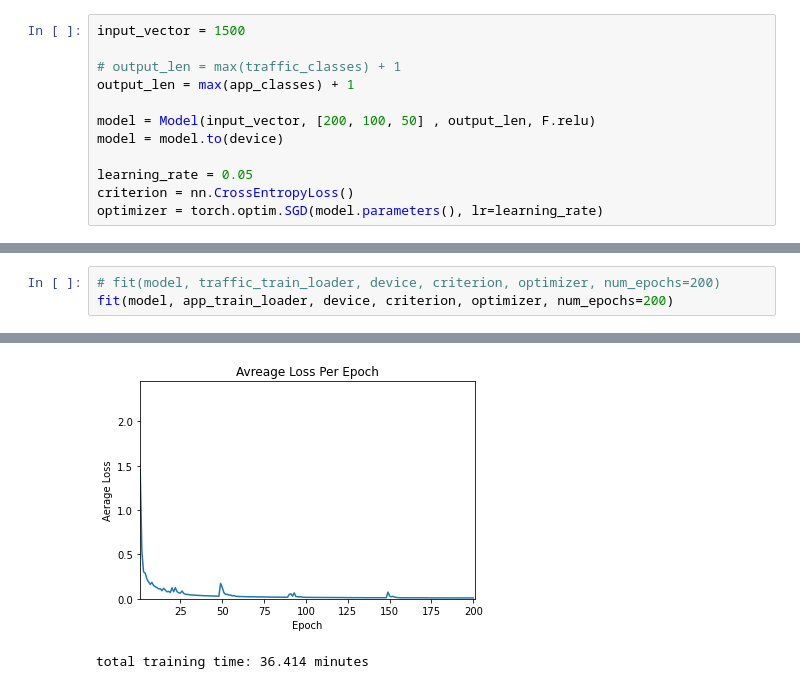
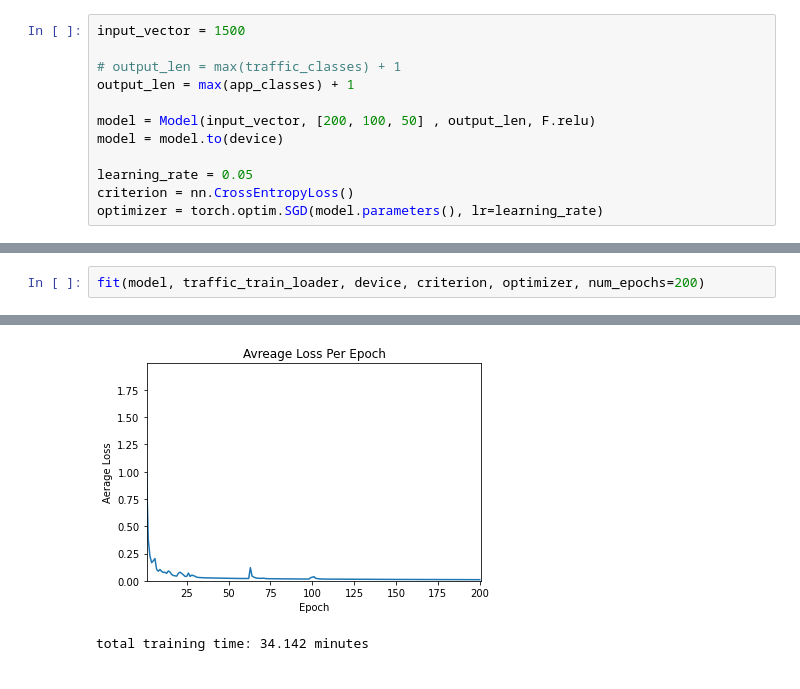
Before and after one commit to mrazimi99/deep-packet, a Jupyter notebook: DeepPacket.ipynb, the cells around one changed output, grey strips where cells are left out. Saved outputs shown, nothing was run; the diff lists cells and outputs as text.

```diff
--- a/DeepPacket.ipynb
+++ b/DeepPacket.ipynb
@@ -328,4 +340,3 @@ print(app_classes)
 # %%
-# fit(model, traffic_train_loader, device, criterion, optimizer, num_epochs=200)
-fit(model, app_train_loader, device, criterion, optimizer, num_epochs=200)
+fit(model, traffic_train_loader, device, criterion, optimizer, num_epochs=200)
 # %% [output]
@@ -349,3 +360,3 @@ epoch 200, train_loss: 0.009, time elapsed: 10.953252 seconds
-[figure, old version]
+[figure, new version]
-total training time: 36.414 minutes
+total training time: 34.142 minutes
 # %%
```
Also changed, not shown: parts of 13 cells of this notebook.
